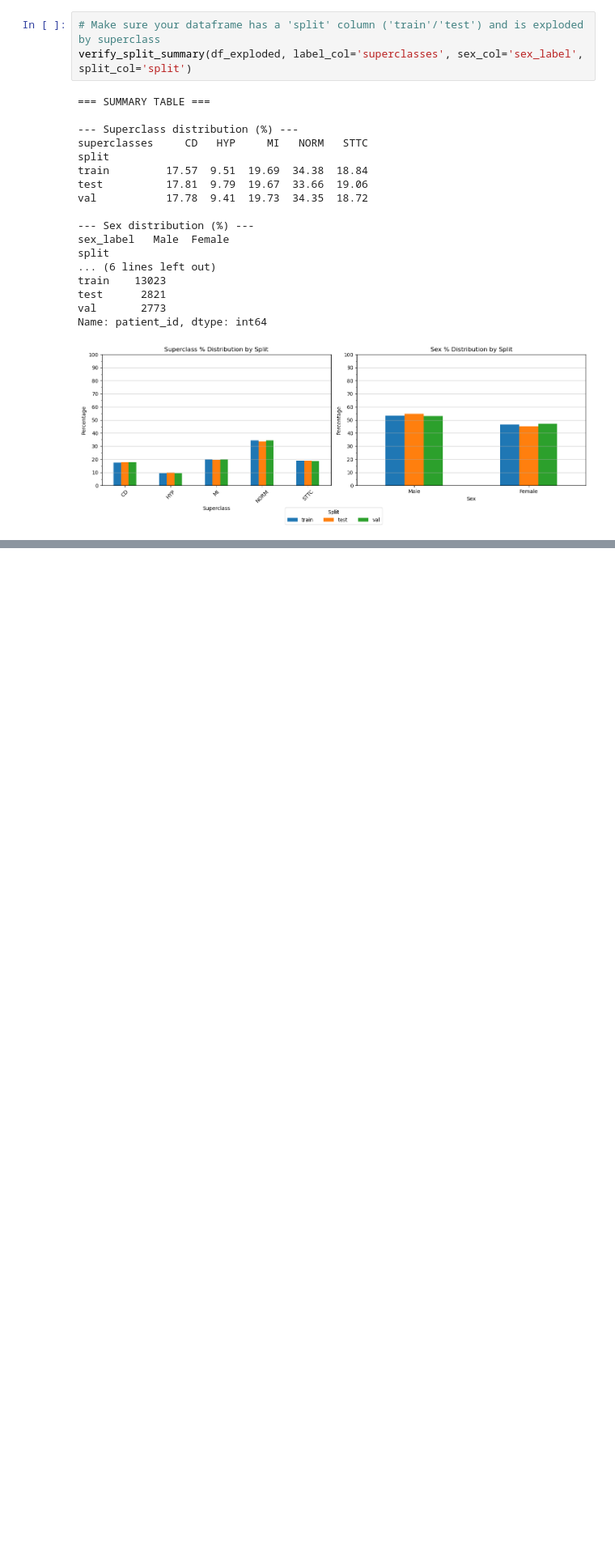
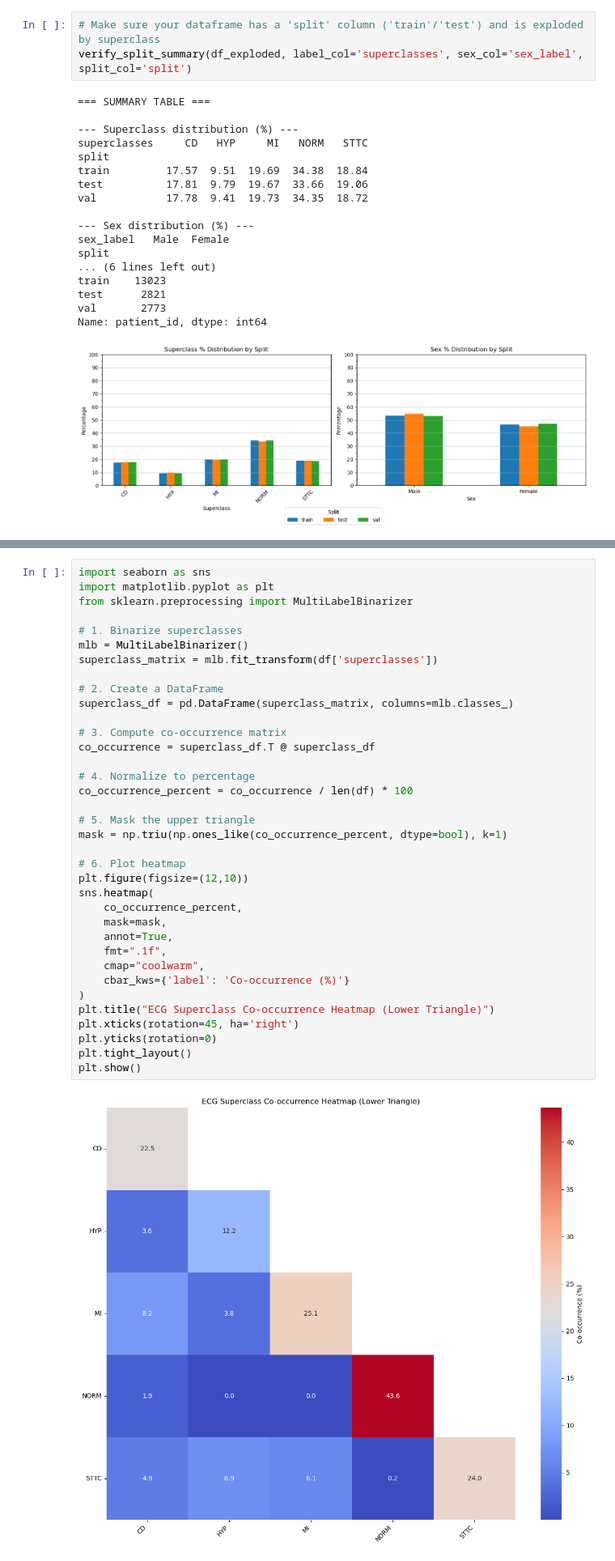
Before and after one commit to cristopher-d-delgado/ecg-ai-statistical-evaluation, a Jupyter notebook: notebooks/eda.ipynb, the cells around one changed output, grey strips where cells are left out. Shown at 81% size. Cells and saved outputs as stored; diff of their text form; blank space fills up the shorter version.

Commit message:
made co-occurances generating Table4/Visualization

```diff
--- a/notebooks/eda.ipynb
+++ b/notebooks/eda.ipynb
@@ -958,3 +958,41 @@ table3_concise
 | 0 | Train | 15245 | 13208 | 62.0 (50.0-72.0) | 48.0% | NORM: 6663 (34.4%); MI: 3817 (19.... |
 | 1 | Test | 3296 | 2831 | 62.0 (50.0-73.0) | 47.2% | NORM: 1427 (33.7%); MI: 834 (19.7... |
 | 2 | Val | 3258 | 2830 | 62.0 (49.0-73.0) | 48.3% | NORM: 1424 (34.4%); MI: 818 (19.7... |
+# %%
+import seaborn as sns
+import matplotlib.pyplot as plt
+from sklearn.preprocessing import MultiLabelBinarizer
+
+# 1. Binarize superclasses
+mlb = MultiLabelBinarizer()
+superclass_matrix = mlb.fit_transform(df['superclasses'])
+
+# 2. Create a DataFrame
+superclass_df = pd.DataFrame(superclass_matrix, columns=mlb.classes_)
+
+# 3. Compute co-occurrence matrix
+co_occurrence = superclass_df.T @ superclass_df
+
+# 4. Normalize to percentage
+co_occurrence_percent = co_occurrence / len(df) * 100
+
+# 5. Mask the upper triangle
+mask = np.triu(np.ones_like(co_occurrence_percent, dtype=bool), k=1)
+
+# 6. Plot heatmap
+plt.figure(figsize=(12,10))
+sns.heatmap(
+    co_occurrence_percent,
+    mask=mask,
+    annot=True,
+    fmt=".1f",
+    cmap="coolwarm",
+    cbar_kws={'label': 'Co-occurrence (%)'}
+)
+plt.title("ECG Superclass Co-occurrence Heatmap (Lower Triangle)")
+plt.xticks(rotation=45, ha='right')
+plt.yticks(rotation=0)
+plt.tight_layout()
+plt.show()
+# %% [output]
+[figure, added]
```
Also changed, not shown: parts of 1 cell of this notebook.
